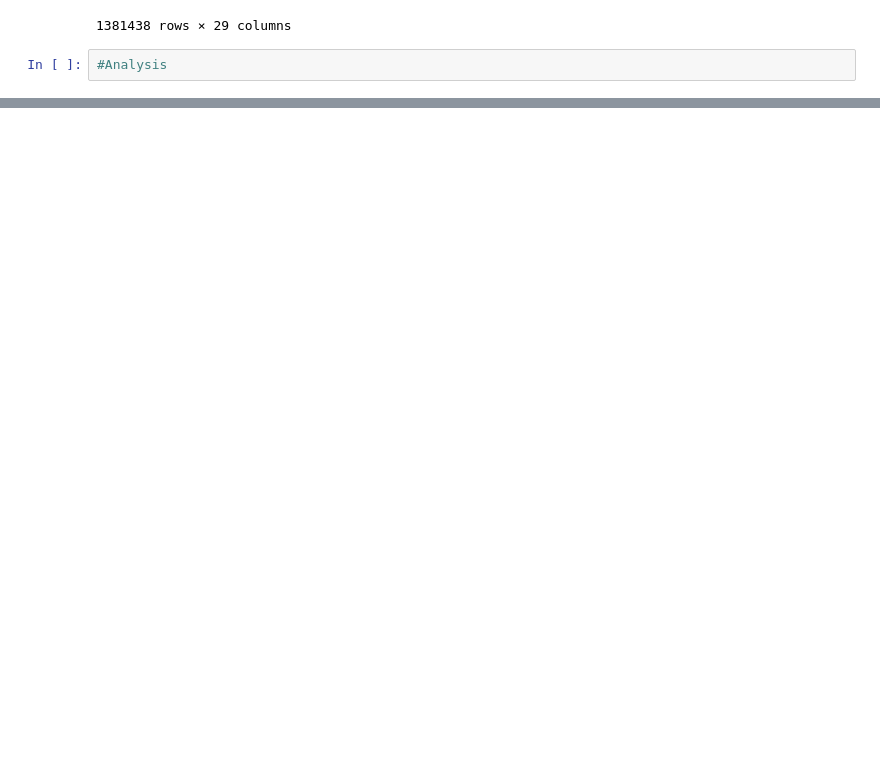
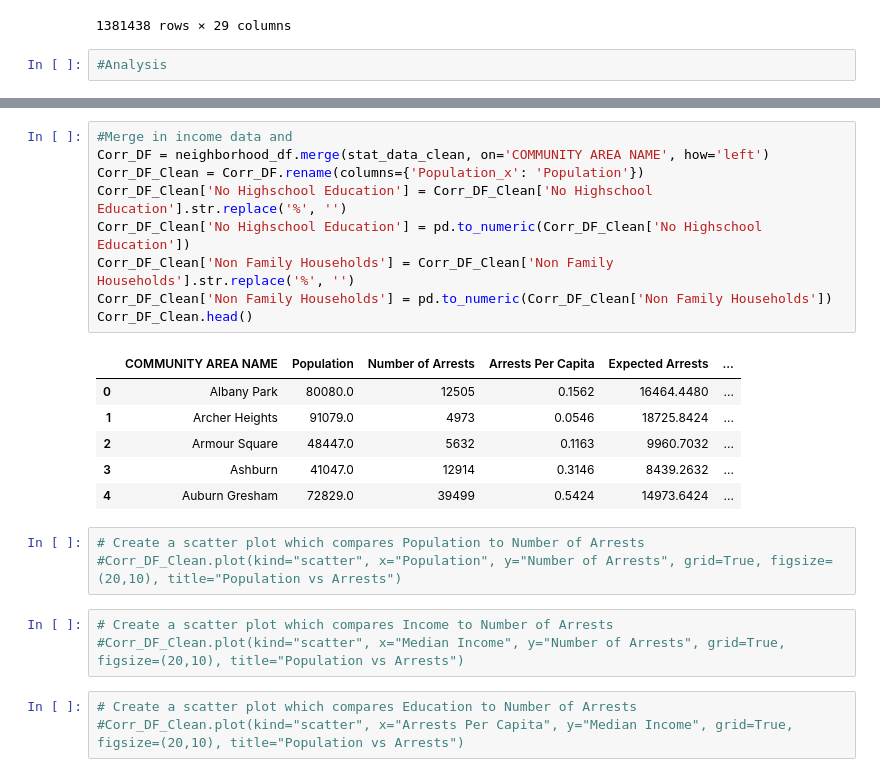
Before and after one commit to nhebert/Project, a Jupyter notebook: Project_Data_Complete.ipynb, the cells around one changed output, grey strips where cells are left out. Saved outputs shown, nothing was run; the diff lists cells and outputs as text; blank space fills up the shorter version.

```diff
--- a/Project_Data_Complete.ipynb
+++ b/Project_Data_Complete.ipynb
@@ -142,0 +152,25 @@ neighborhood_df.head()
+# %%
+#Merge in income data and
+Corr_DF = neighborhood_df.merge(stat_data_clean, on='COMMUNITY AREA NAME', how='left')
+Corr_DF_Clean = Corr_DF.rename(columns={'Population_x': 'Population'})
+Corr_DF_Clean['No Highschool Education'] = Corr_DF_Clean['No Highschool Education'].str.replace('%', '')
+Corr_DF_Clean['No Highschool Education'] = pd.to_numeric(Corr_DF_Clean['No Highschool Education'])
+Corr_DF_Clean['Non Family Households'] = Corr_DF_Clean['Non Family Households'].str.replace('%', '')
+Corr_DF_Clean['Non Family Households'] = pd.to_numeric(Corr_DF_Clean['Non Family Households'])
+Corr_DF_Clean.head()
+# %% [output]
+|  | COMMUNITY AREA NAME | Population | Number of Arrests | Arrests Per Capita | Expected Arrests | ... |
+| 0 | Albany Park | 80080.0 | 12505 | 0.1562 | 16464.4480 | ... |
+| 1 | Archer Heights | 91079.0 | 4973 | 0.0546 | 18725.8424 | ... |
+| 2 | Armour Square | 48447.0 | 5632 | 0.1163 | 9960.7032 | ... |
+| 3 | Ashburn | 41047.0 | 12914 | 0.3146 | 8439.2632 | ... |
+| 4 | Auburn Gresham | 72829.0 | 39499 | 0.5424 | 14973.6424 | ... |
+# %%
+# Create a scatter plot which compares Population to Number of Arrests
+#Corr_DF_Clean.plot(kind="scatter", x="Population", y="Number of Arrests", grid=True, figsize=(20,10), title="Population vs Arrests")
+# %%
+# Create a scatter plot which compares Income to Number of Arrests
+#Corr_DF_Clean.plot(kind="scatter", x="Median Income", y="Number of Arrests", grid=True, figsize=(20,10), title="Population vs Arrests")
+# %%
+# Create a scatter plot which compares Education to Number of Arrests
+#Corr_DF_Clean.plot(kind="scatter", x="Arrests Per Capita", y="Median Income", grid=True, figsize=(20,10), title="Population vs Arrests")
```
Also changed, not shown: parts of 6 cells of this notebook.
